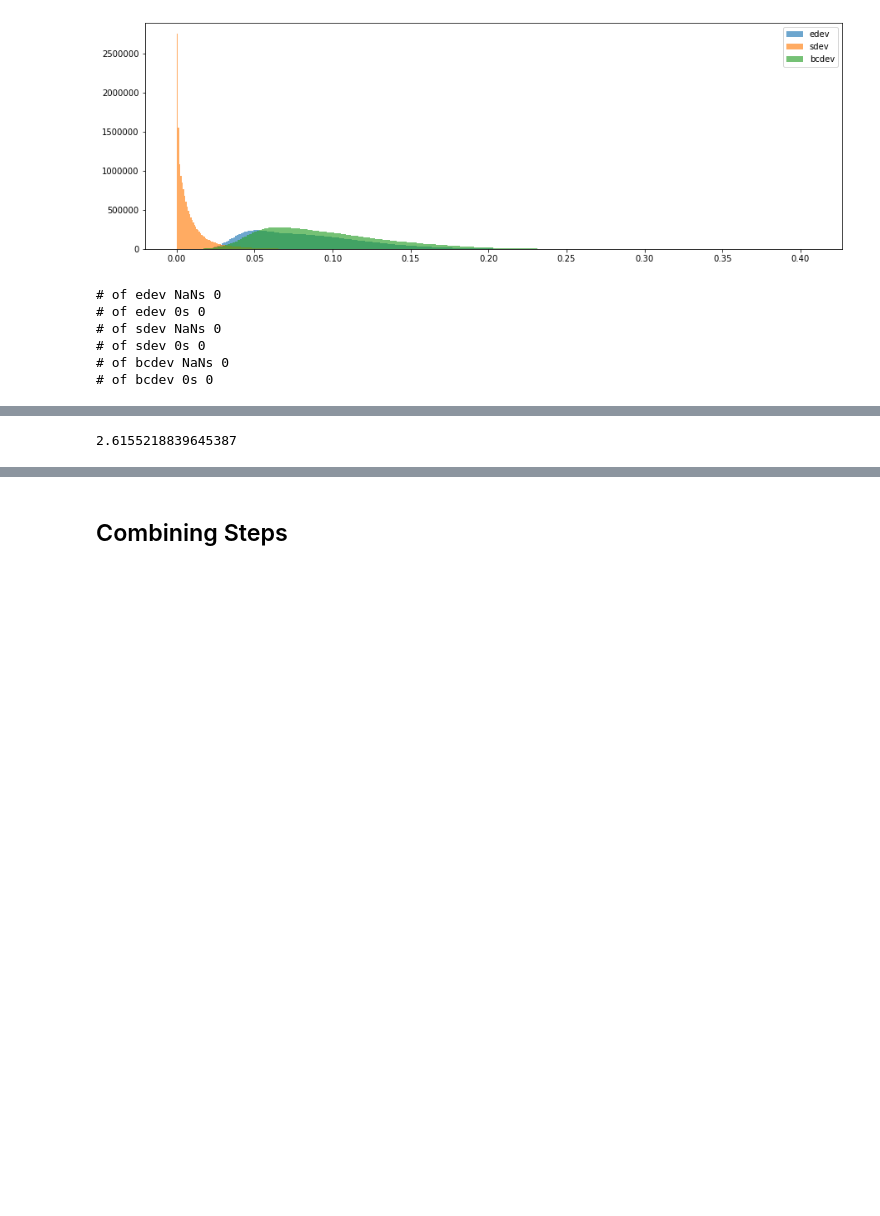
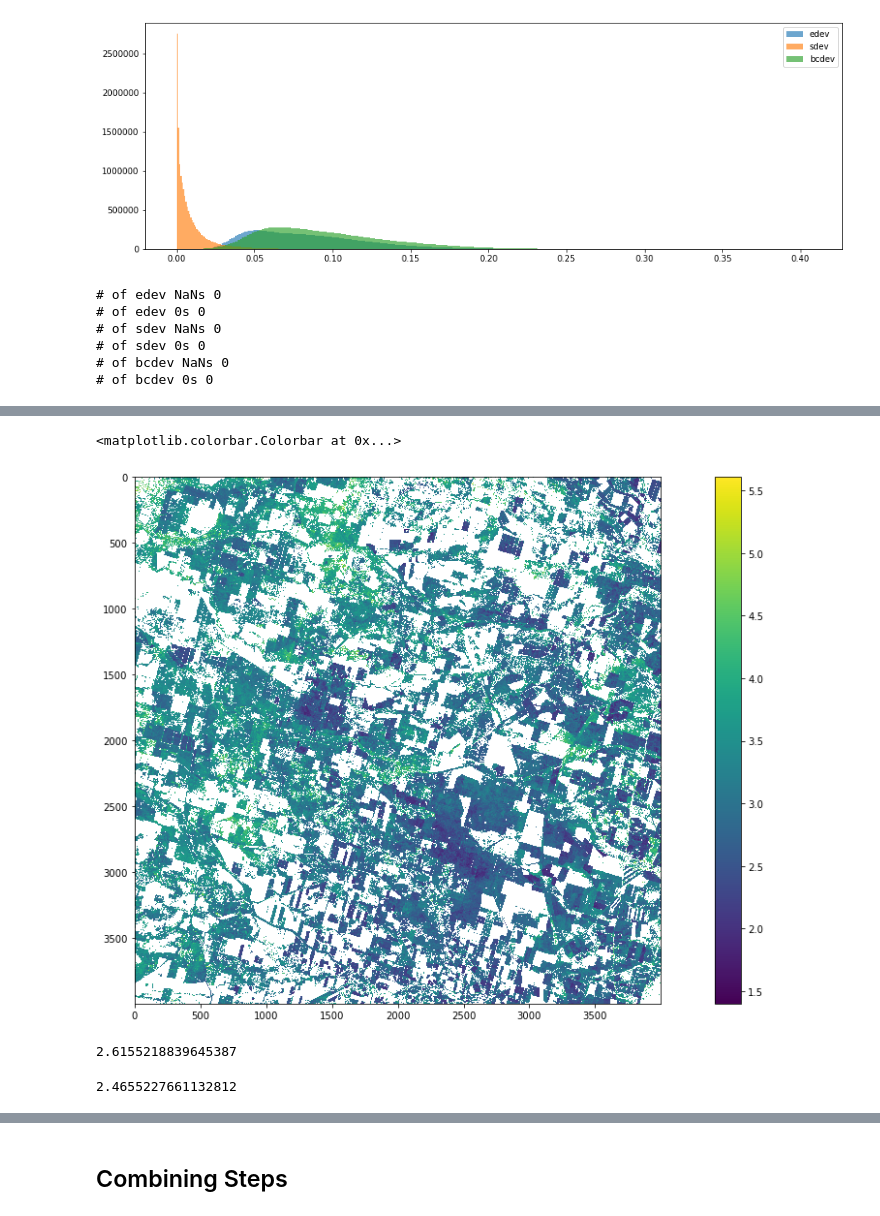
Before and after one commit to s-m-t-c/LCCS, a Jupyter notebook: cultivated/cultivated_area.ipynb, the cells around one changed output, grey strips where cells are left out. Drawn from its saved outputs; the diff is of its cells as text; code cells hidden in the pictures; blank space fills up the shorter version.

```diff
--- a/cultivated/cultivated_area.ipynb
+++ b/cultivated/cultivated_area.ipynb
@@ -121,0 +135,9 @@ query['crs'] = 'EPSG:3577'
+# %%
+# Create a mask to show areas where total vegetation is greater than the baresoil fraction of a pixel for each scene
+# tv_mask = fc_data['BS'] < (fc_data['PV'] + (fc_data['NPV'] < 80))
+tv_mask = fc_data['BS'] < (fc_data['PV'])
+
+tv = tv_mask.where(fc_data['PV'] > 0)
+
+# Calculate the proportion of time where total vegetatoin is greater than the bare soil fraction of a pixel for the input year
+tv_summary = tv.mean(dim='time')
@@ -121,0 +166,8 @@ query['crs'] = 'EPSG:3577'
+# %%
+# Filter the segmented summary based on the proportion of time spent dominated by vegetatoin
+# tv_summary_filt = (tv_summary_seg > .3) & (tv_summary_seg < .9)
+# tv_summary_filt = tv_summary_filt*1
+# tv_summary_filt = tv_summary_filt.astype(float)
+tv_summary_filt = (tv_summary > .3) & (tv_summary < .9)
+tv_summary_filt = tv_summary_filt*1
+tv_summary_filt = tv_summary_filt.astype(float)
@@ -174 +243,9 @@ tmad_mean = np.float64(np.mean(np.stack([tmad.edev.data, tmad.sdev.data, tmad.bc
+# %%
+# Plot final output
+fig, ax = plt.subplots(ncols=1, figsize=(20,10))
+plt.imshow(tmad_mean_)
+plt.colorbar()
+# %% [output]
+<matplotlib.colorbar.Colorbar at 0x...>
+[figure, added]
 # %%
@@ -176,6 +253,11 @@ thresh = np.percentile(tmad_mean.ravel(), 10)
 print(thresh)
 # %% [output]
 2.6155218839645387
+# %%
+thresh = np.nanpercentile(tmad_mean_.ravel(), 10)
+print(thresh)
+# %% [output]
+2.4655227661132812
 # %%
 # Plot the distributions of of the data and threshold
 
```
Also changed, not shown: parts of 31 cells of this notebook, 1 other file.
